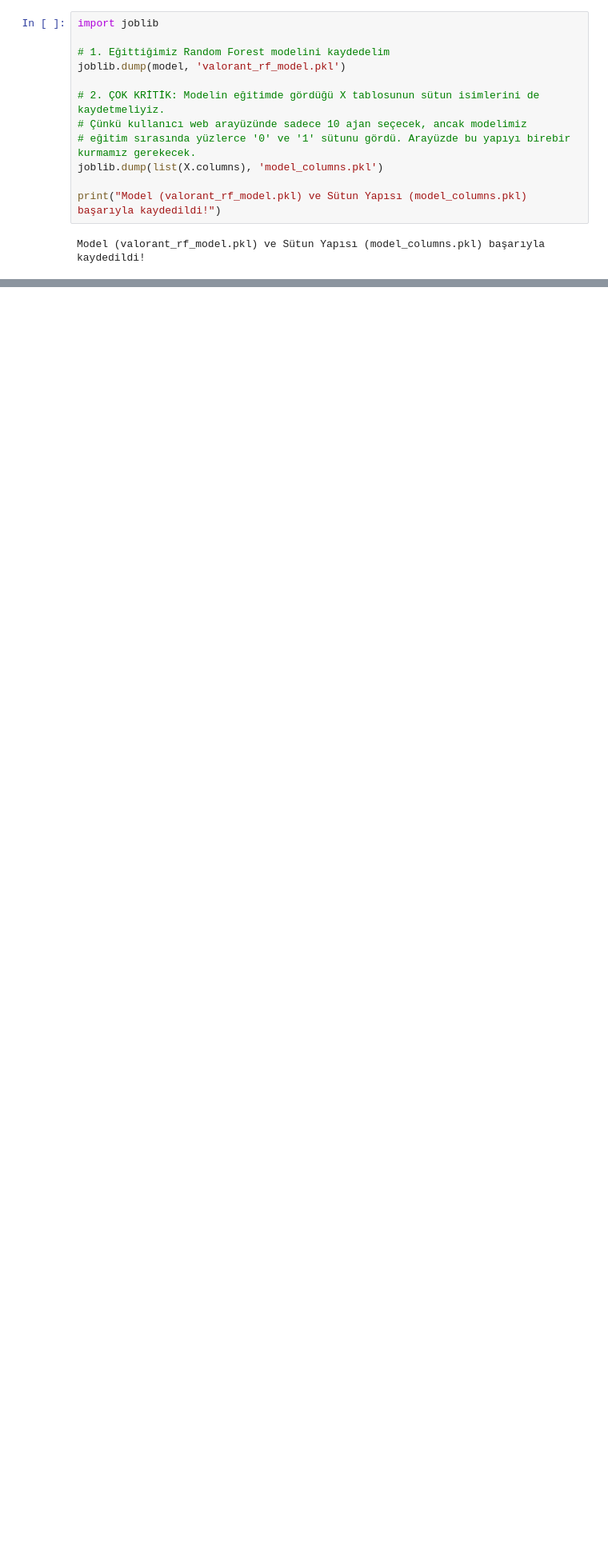
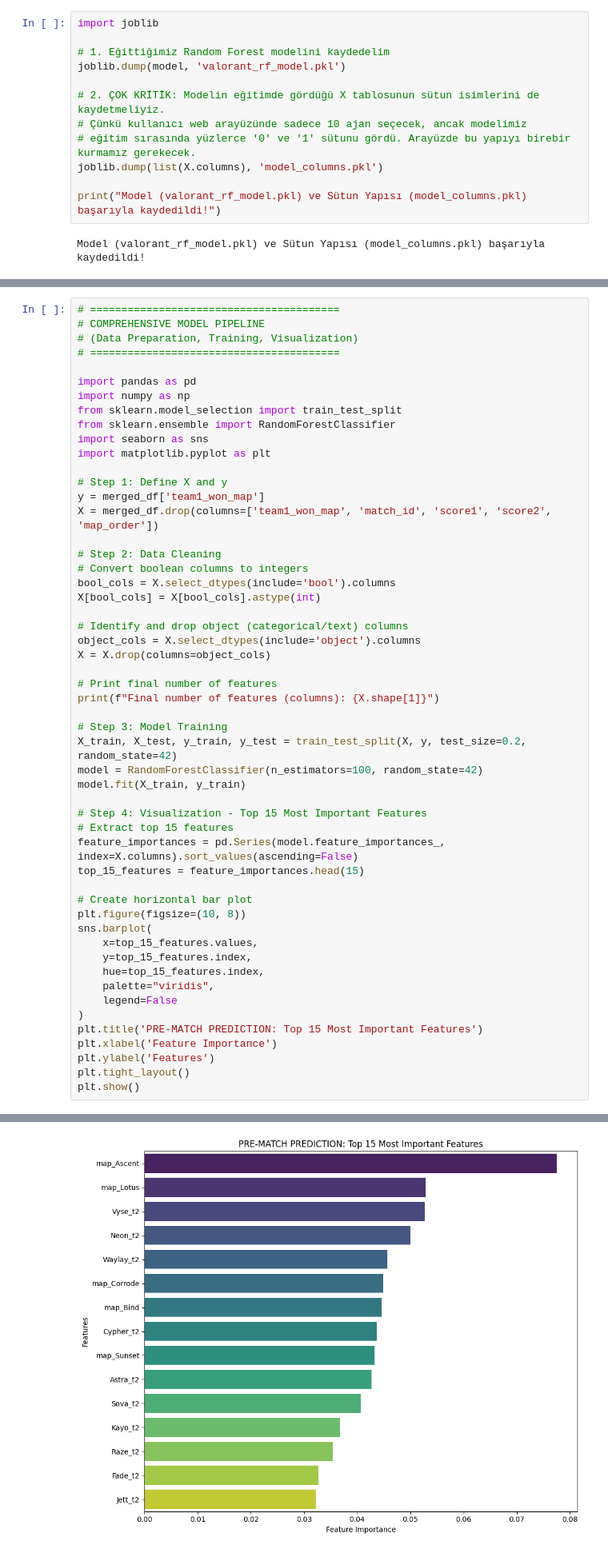
Before and after one commit to SantoPanto/Valolyzer, a Jupyter notebook: 01_veri_incelemesi.ipynb, the cells around one changed output, grey strips where cells are left out. Shown at 80% size. Drawn from its saved outputs; the diff is of its cells as text; blank space fills up the shorter version.

```diff
--- a/01_veri_incelemesi.ipynb
+++ b/01_veri_incelemesi.ipynb
@@ -100,0 +263,54 @@ Model (valorant_rf_model.pkl) ve Sütun Yapısı (model_columns.pkl) başarıyla
+# %%
+# ========================================
+# COMPREHENSIVE MODEL PIPELINE
+# (Data Preparation, Training, Visualization)
+# ========================================
+
+import pandas as pd
+import numpy as np
+from sklearn.model_selection import train_test_split
+from sklearn.ensemble import RandomForestClassifier
+import seaborn as sns
+import matplotlib.pyplot as plt
+
+# Step 1: Define X and y
+y = merged_df['team1_won_map']
+X = merged_df.drop(columns=['team1_won_map', 'match_id', 'score1', 'score2', 'map_order'])
+
+# Step 2: Data Cleaning
+# Convert boolean columns to integers
+bool_cols = X.select_dtypes(include='bool').columns
+X[bool_cols] = X[bool_cols].astype(int)
+
+# Identify and drop object (categorical/text) columns
+object_cols = X.select_dtypes(include='object').columns
+X = X.drop(columns=object_cols)
+
+# Print final number of features
+print(f"Final number of features (columns): {X.shape[1]}")
+
+# Step 3: Model Training
+X_train, X_test, y_train, y_test = train_test_split(X, y, test_size=0.2, random_state=42)
+model = RandomForestClassifier(n_estimators=100, random_state=42)
+model.fit(X_train, y_train)
+
+# Step 4: Visualization - Top 15 Most Important Features
+# Extract top 15 features
+feature_importances = pd.Series(model.feature_importances_, index=X.columns).sort_values(ascending=False)
+top_15_features = feature_importances.head(15)
+
+# Create horizontal bar plot
+plt.figure(figsize=(10, 8))
+sns.barplot(
+    x=top_15_features.values,
+    y=top_15_features.index,
+    hue=top_15_features.index,
+    palette="viridis",
+    legend=False
+)
+plt.title('PRE-MATCH PREDICTION: Top 15 Most Important Features')
+plt.xlabel('Feature Importance')
+plt.ylabel('Features')
+plt.tight_layout()
+plt.show()
+# %% [output]
@@ -100,0 +318 @@ Model (valorant_rf_model.pkl) ve Sütun Yapısı (model_columns.pkl) başarıyla
+[figure, added]
```
Also changed, not shown: parts of 6 cells of this notebook, 3 other files.
